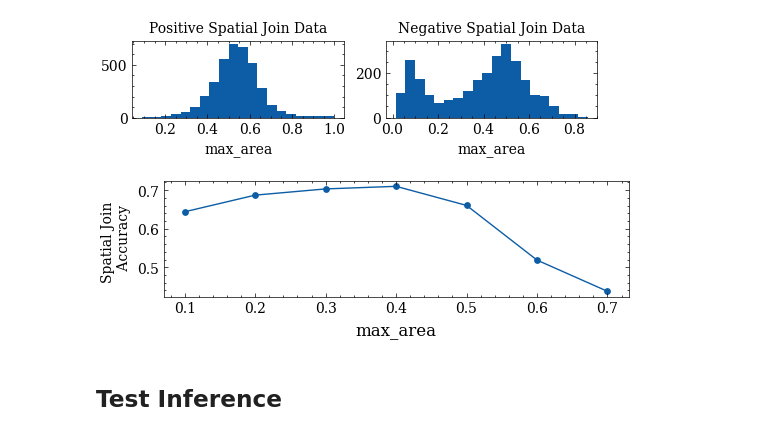
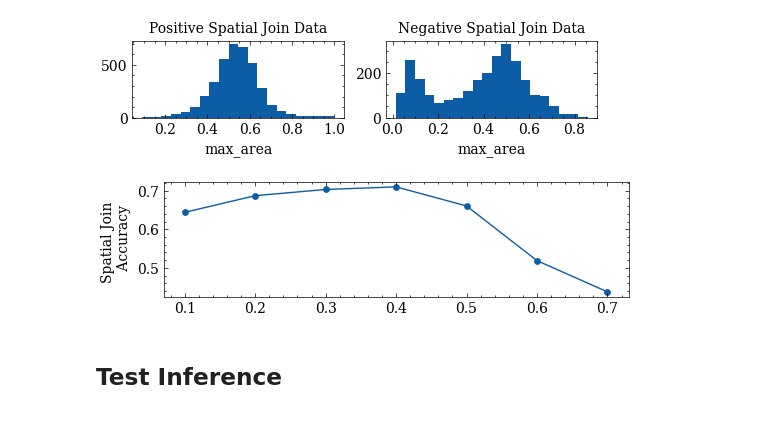
Before and after one commit to BeanHam/2024-spatial-data-integration, a Jupyter notebook: join_task/inference_results/heuristics.ipynb, the cells around one changed output. Cells and saved outputs as stored; diff of their text form; code cells hidden in the pictures.

```diff
--- a/join_task/inference_results/heuristics.ipynb
+++ b/join_task/inference_results/heuristics.ipynb
@@ -155,18 +155,18 @@ pass
 # %%
 metrics=[0.1,0.2,0.3,0.4,0.5,0.6,0.7]
 accuracy=[]
 for m in metrics:
     pred=np.array(train['max_area'])>=m
     accuracy.append(accuracy_score(train_gt, pred))
 plt.figure(figsize=(6,1.5))
 plt.plot(metrics,accuracy,label='accuracy')
 plt.scatter(metrics, accuracy,s=15)
 plt.ylabel('Spatial Join \n Accuracy', fontsize=10)
-plt.xlabel('max_area', fontsize=12)
-#plt.savefig(f"../../misc/join_task_min_distance_train_acc.png", bbox_inches='tight',pad_inches=0.01, dpi=600)
+#plt.xlabel('max_area', fontsize=12)
+plt.savefig(f"../../visualizations/join_task_max_area_train_acc.png", bbox_inches='tight',pad_inches=0.01, dpi=600)
 pass
 # %% [output]
-[figure, old version]
+[figure, new version]
 # %% [markdown]
 ## Test Inference
 # %%
```
Also changed, not shown: parts of 7 cells of this notebook, 19 other files.
